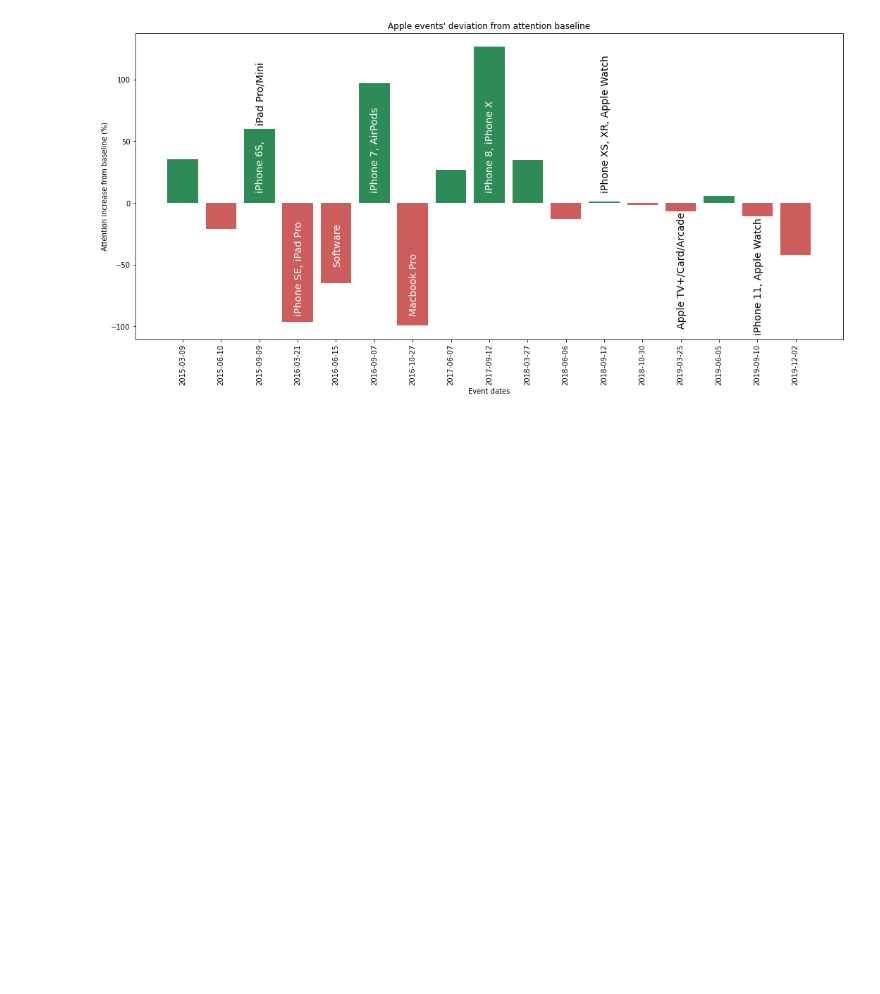
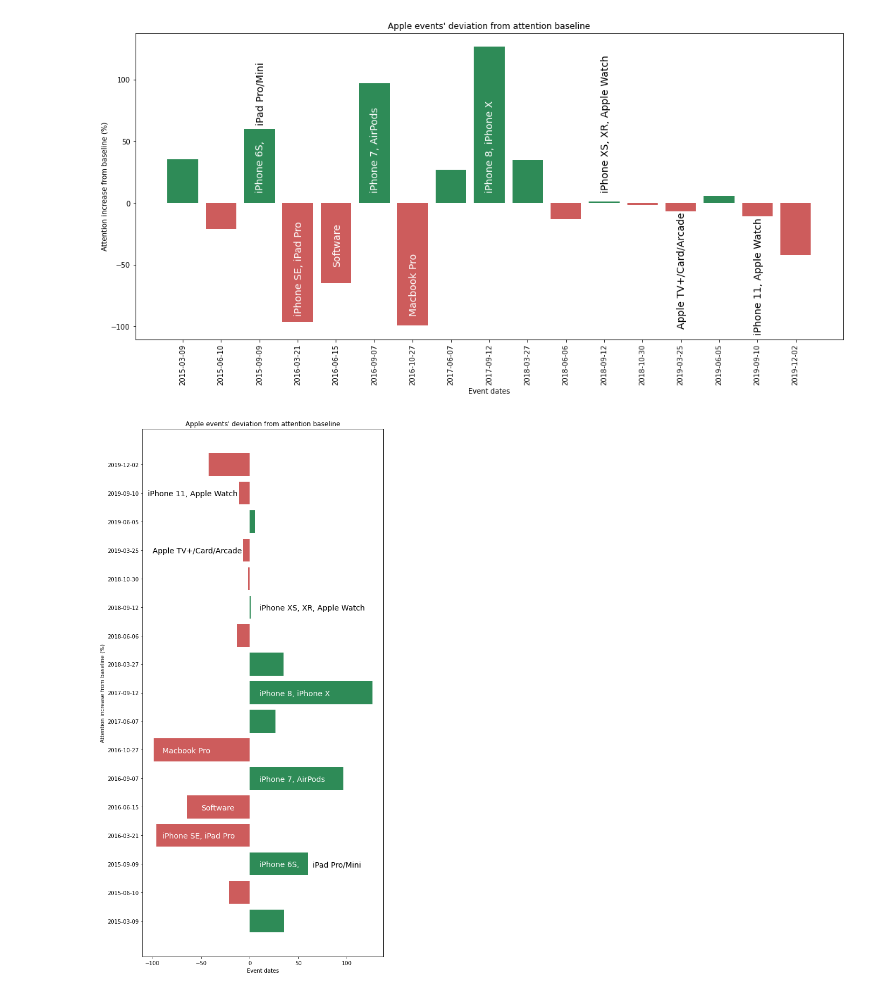
Before and after one commit to epfl-ada/ada-2021-project-club6analysis, a Jupyter notebook: product_launch_analysis.ipynb, the cells around one changed output. Saved outputs shown, nothing was run; the diff lists cells and outputs as text; code cells hidden in the pictures; blank space fills up the shorter version.

Commit message:
Minor changes to plot

```diff
--- a/product_launch_analysis.ipynb
+++ b/product_launch_analysis.ipynb
@@ -184,3 +184,22 @@ plt.text(12.9, -100, "Apple TV+/Card/Arcade", fontsize=14,rotation=90,color="bla
 plt.text(14.9, -105, "iPhone 11, Apple Watch", fontsize=14,rotation=90,color="black");
 # %% [output]
 [figure]
+# %%
+fig,ax = plt.subplots(figsize=(8,18))
+plt.barh(y=apple_event_dates_str[:17],width=df_events.attention_increase,color=df_events.color)
+#plt.xticks(rotation=90)
+plt.xlabel("Event dates")
+plt.ylabel("Attention increase from baseline (%)")
+plt.title("Apple events' deviation from attention baseline")
+plt.text(10, 10.9, "iPhone XS, XR, Apple Watch", fontsize=14, color="black")
+plt.text(10, 7.9, "iPhone 8, iPhone X", fontsize=14,color="white")
+plt.text(10, 4.9, "iPhone 7, AirPods", fontsize=14,color="white")
+plt.text(10, 1.9, "iPhone 6S,", fontsize=14,color="white")
+plt.text(65, 1.9, "iPad Pro/Mini", fontsize=14,color="black")
+plt.text(-90, 5.9, "Macbook Pro", fontsize=14,color="white");
+plt.text(-90, 2.9, "iPhone SE, iPad Pro", fontsize=14,color="white");
+plt.text(-50, 3.9, "Software", fontsize=14,color="white");
+plt.text(-100, 12.9, "Apple TV+/Card/Arcade", fontsize=14,color="black");
+plt.text(-105, 14.9, "iPhone 11, Apple Watch", fontsize=14,color="black");
+# %% [output]
+[figure, added]
```
